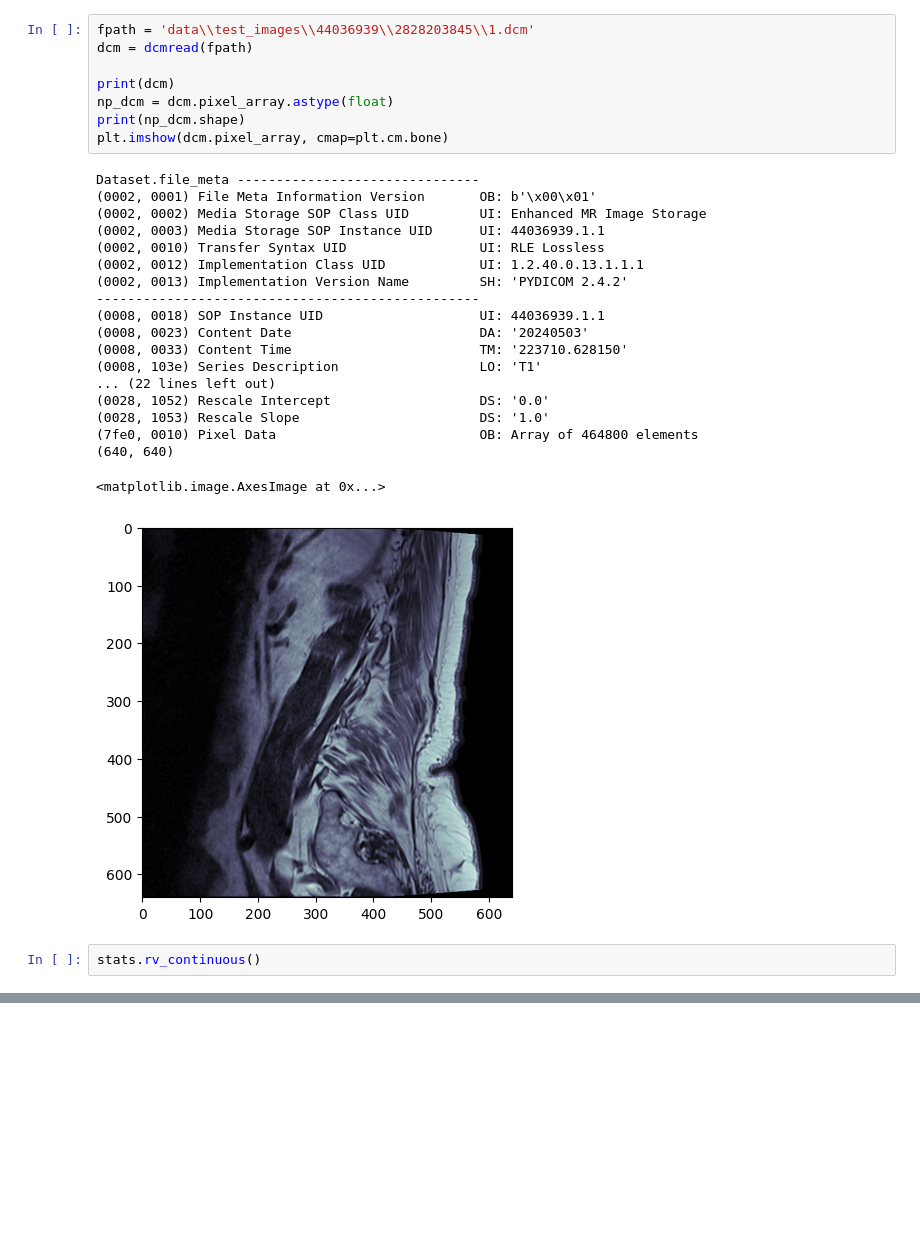
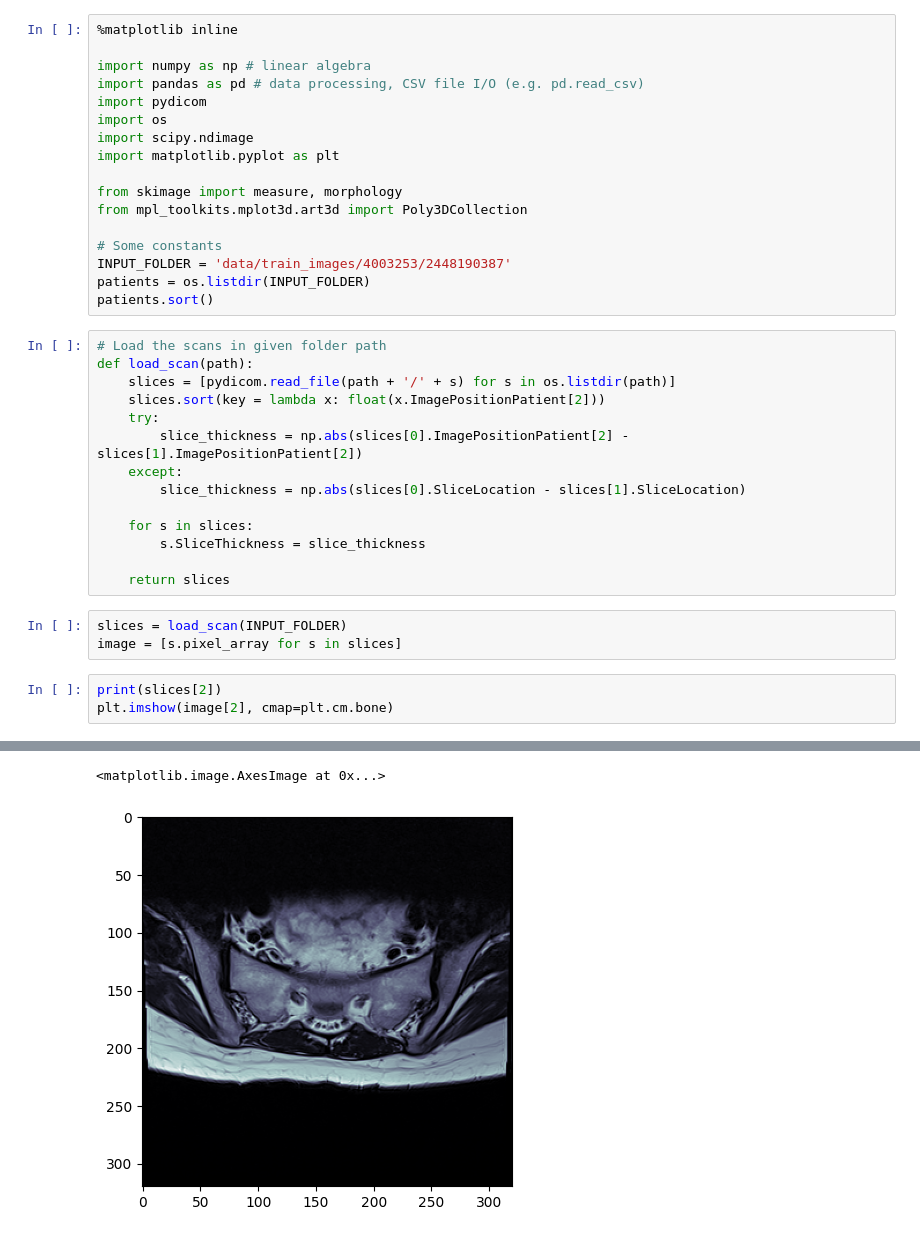
Before and after one commit to hmhornung/Lumbar-Spine-Degenerative-Classification, a Jupyter notebook: exploratory.ipynb, the cells around one changed output, grey strips where cells are left out. Drawn from its saved outputs; the diff is of its cells as text; blank space fills up the shorter version.

```diff
--- a/exploratory.ipynb
+++ b/exploratory.ipynb
@@ -6,30 +1,38 @@ from scipy import stats
-# %%
-fpath = 'data\\test_images\\44036939\\2828203845\\1.dcm'
-dcm = dcmread(fpath)
-
-print(dcm)
-np_dcm = dcm.pixel_array.astype(float)
-print(np_dcm.shape)
-plt.imshow(dcm.pixel_array, cmap=plt.cm.bone)
-# %% [output]
-Dataset.file_meta -------------------------------
-(0002, 0001) File Meta Information Version       OB: b'\x00\x01'
-(0002, 0002) Media Storage SOP Class UID         UI: Enhanced MR Image Storage
-(0002, 0003) Media Storage SOP Instance UID      UI: 44036939.1.1
-(0002, 0010) Transfer Syntax UID                 UI: RLE Lossless
-(0002, 0012) Implementation Class UID            UI: 1.2.40.0.13.1.1.1
-(0002, 0013) Implementation Version Name         SH: 'PYDICOM 2.4.2'
--------------------------------------------------
-(0008, 0018) SOP Instance UID                    UI: 44036939.1.1
-(0008, 0023) Content Date                        DA: '20240503'
-(0008, 0033) Content Time                        TM: '223710.628150'
-(0008, 103e) Series Description                  LO: 'T1'
-... (22 lines left out)
-(0028, 1052) Rescale Intercept                   DS: '0.0'
-(0028, 1053) Rescale Slope                       DS: '1.0'
-(7fe0, 0010) Pixel Data                          OB: Array of 464800 elements
-(640, 640)
-<matplotlib.image.AxesImage at 0x...>
-[figure, removed]
-# %%
-stats.rv_continuous()
+# %%
+%matplotlib inline
+
+import numpy as np # linear algebra
+import pandas as pd # data processing, CSV file I/O (e.g. pd.read_csv)
+import pydicom
+import os
+import scipy.ndimage
+import matplotlib.pyplot as plt
+
+from skimage import measure, morphology
+from mpl_toolkits.mplot3d.art3d import Poly3DCollection
+
+# Some constants
+INPUT_FOLDER = 'data/train_images/4003253/2448190387'
+patients = os.listdir(INPUT_FOLDER)
+patients.sort()
+# %%
+# Load the scans in given folder path
+def load_scan(path):
+    slices = [pydicom.read_file(path + '/' + s) for s in os.listdir(path)]
+    slices.sort(key = lambda x: float(x.ImagePositionPatient[2]))
+    try:
+        slice_thickness = np.abs(slices[0].ImagePositionPatient[2] - slices[1].ImagePositionPatient[2])
+    except:
+        slice_thickness = np.abs(slices[0].SliceLocation - slices[1].SliceLocation)
+
+    for s in slices:
+        s.SliceThickness = slice_thickness
+
+    return slices
+# %%
+slices = load_scan(INPUT_FOLDER)
+image = [s.pixel_array for s in slices]
+# %%
+print(slices[2])
+plt.imshow(image[2], cmap=plt.cm.bone)
+# %% [output]
@@ -35,0 +56,2 @@ stats.rv_continuous()
+<matplotlib.image.AxesImage at 0x...>
+[figure, added]
```
Also changed, not shown: parts of 2 cells of this notebook, 1 other file.
